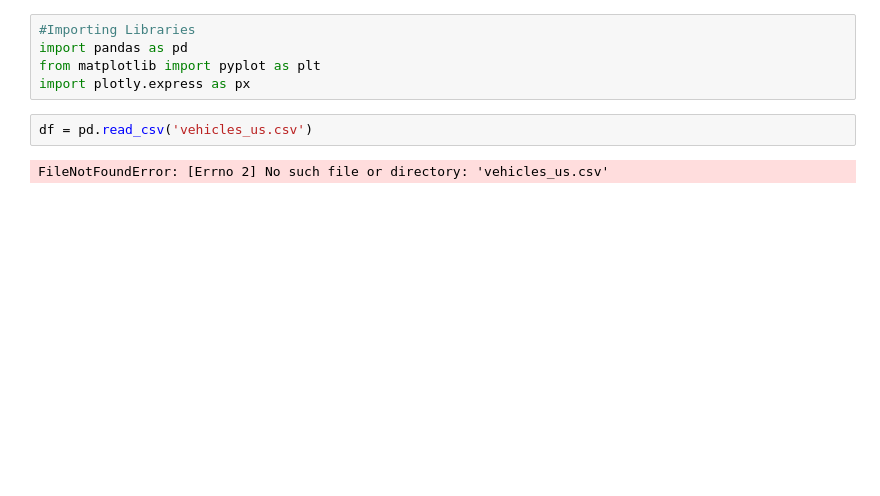
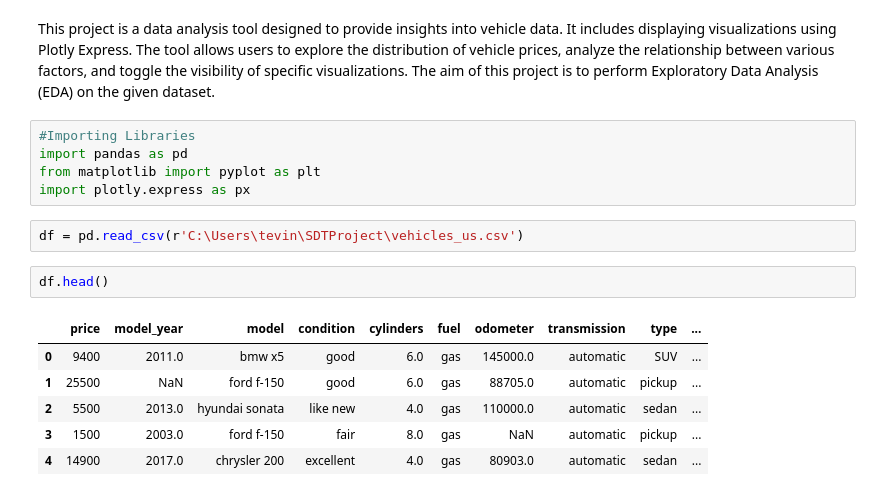
Before and after one commit to Phiziics/SDTProject, a Jupyter notebook: notebooks/EDA.ipynb, the cells around one changed output. Drawn from its saved outputs; the diff is of its cells as text; blank space fills up the shorter version.

```diff
--- a/notebooks/EDA.ipynb
+++ b/notebooks/EDA.ipynb
@@ -1,9 +1,19 @@
+# %% [markdown]
+This project is a data analysis tool designed to provide insights into vehicle data. It includes displaying visualizations using Plotly Express. The tool allows users to explore the distribution of vehicle prices, analyze the relationship between various factors, and toggle the visibility of specific visualizations.
+The aim of this project is to perform Exploratory Data Analysis (EDA) on the given dataset.
 # %%
 #Importing Libraries
 import pandas as pd
 from matplotlib import pyplot as plt
 import plotly.express as px
 # %%
-df = pd.read_csv('vehicles_us.csv')
+df = pd.read_csv(r'C:\Users\tevin\SDTProject\vehicles_us.csv')
-# %% [output]
-FileNotFoundError: [Errno 2] No such file or directory: 'vehicles_us.csv'
+# %%
+df.head()
+# %% [output]
+|  | price | model_year | model | condition | cylinders | fuel | odometer | transmission | type | ... |
+| 0 | 9400 | 2011.0 | bmw x5 | good | 6.0 | gas | 145000.0 | automatic | SUV | ... |
+| 1 | 25500 | NaN | ford f-150 | good | 6.0 | gas | 88705.0 | automatic | pickup | ... |
+| 2 | 5500 | 2013.0 | hyundai sonata | like new | 4.0 | gas | 110000.0 | automatic | sedan | ... |
+| 3 | 1500 | 2003.0 | ford f-150 | fair | 8.0 | gas | NaN | automatic | pickup | ... |
+| 4 | 14900 | 2017.0 | chrysler 200 | excellent | 4.0 | gas | 80903.0 | automatic | sedan | ... |
```
Also changed, not shown: parts of 19 cells of this notebook.
